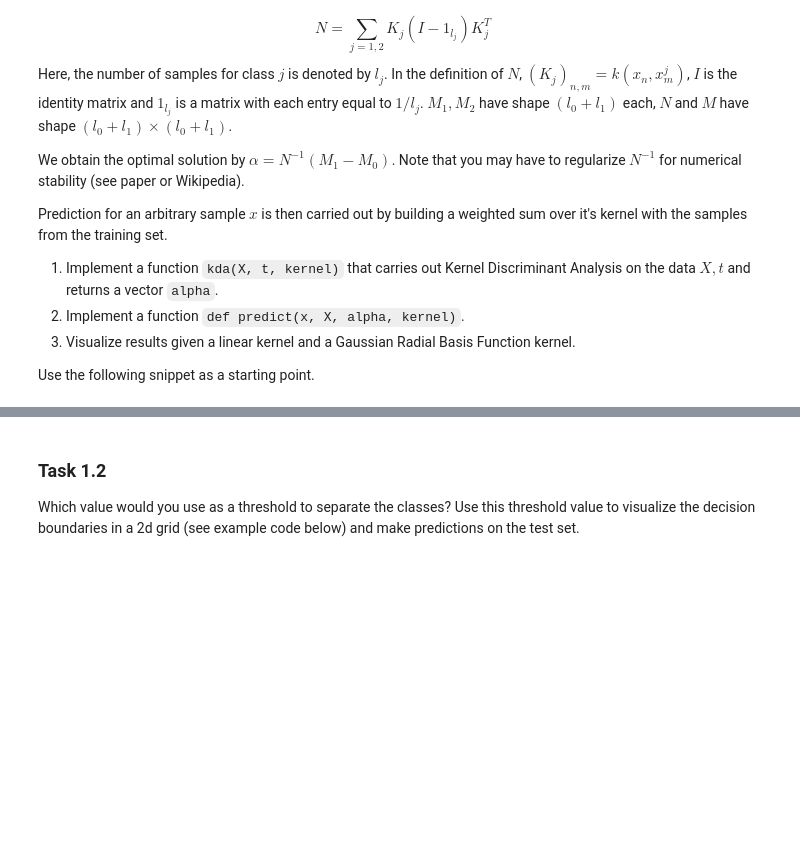
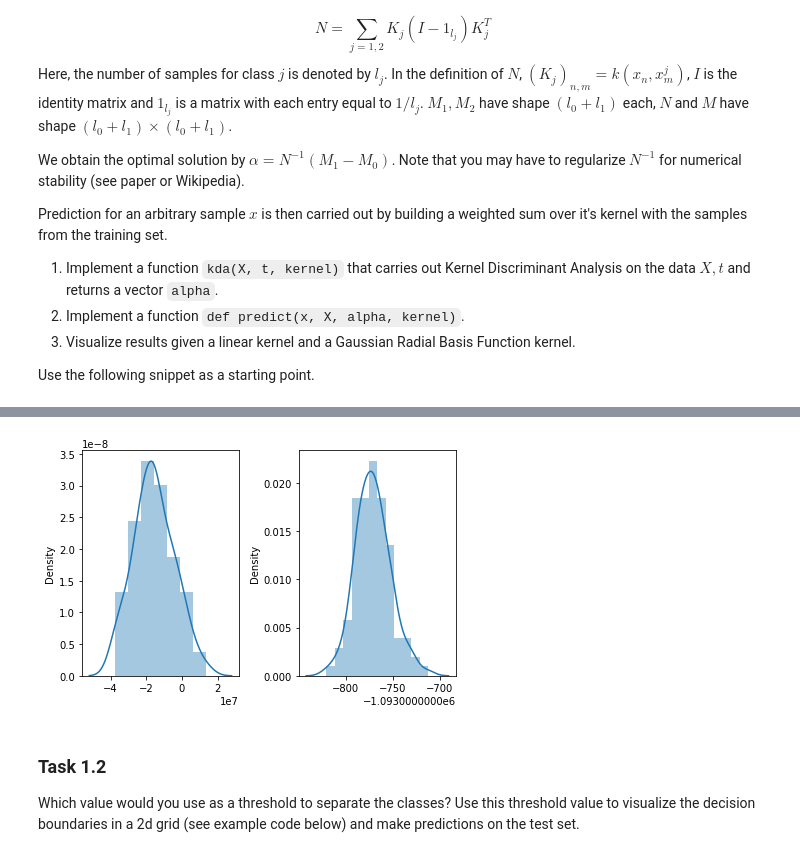
Before and after one commit to fredbec/ml-sose21, a Jupyter notebook: collect/practical_3_rene.ipynb, the cells around one changed output, grey strips where cells are left out. Cells and saved outputs as stored; diff of their text form; code cells hidden in the pictures; blank space fills up the shorter version.

```diff
--- a/collect/practical_3_rene.ipynb
+++ b/collect/practical_3_rene.ipynb
@@ -164,3 +206,27 @@ def rbf_kernel(x_n, x_m, gamma=5):
+# %%
+# Visualize results given a linear kernel and a Gaussian Radial Basis Function kernel.
+split_data = X_train[(y_train == 0)], X_train[(y_train == 1)]
+
+l_kernel_pred = []
+g_kernel_pred = []
+
+for sample in split_data[0]:
+  l_kernel_pred.append(predict(alpha, sample, kernel = linear_kernel))
+
+for sample in split_data[1]:
+  g_kernel_pred.append(predict(alpha, sample, kernel= rbf_kernel))
+# %%
+# _ = plt.hist(l_kernel_pred)
+# _ = plt.hist(g_kernel_pred)
+# plt.hist(l_kernel_pred, bins=10)
+plt.subplot(1, 2, 1)
+sns.distplot(l_kernel_pred)
+plt.subplot(1, 2, 2)
+sns.distplot(g_kernel_pred)
+plt.tight_layout()
+plt.show()
+# %% [output]
+[figure, added]
 # %% [markdown]
 ### Task 1.2
 
```
Also changed, not shown: parts of 12 cells of this notebook.
